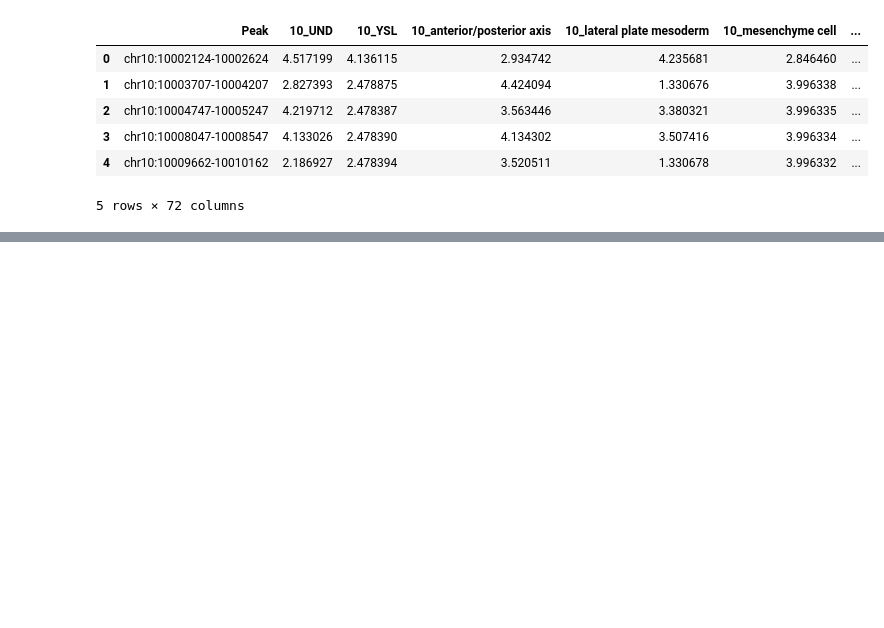
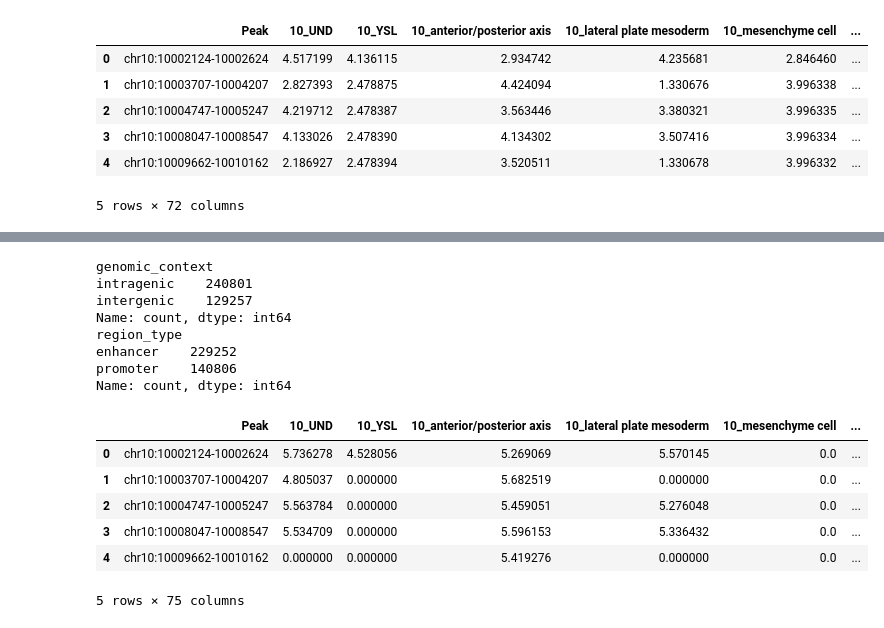
Before and after one commit to mourouzidou/zebrafish_development, a Jupyter notebook: notebooks/embryo/prepare_ATAC_data.ipynb, the cells around one changed output, grey strips where cells are left out. Saved outputs shown, nothing was run; the diff lists cells and outputs as text; code cells hidden in the pictures; blank space fills up the shorter version.

```diff
--- a/notebooks/embryo/prepare_ATAC_data.ipynb
+++ b/notebooks/embryo/prepare_ATAC_data.ipynb
@@ -225,22 +222,21 @@ attach_coords(cpm_nolog_qn).head()
 | 4 | chr10:10009662-10010162 | 2.186927 | 2.478394 | 3.520511 | 1.330678 | 3.996332 | ... |
 5 rows × 72 columns
 # %%
-# Directory with FASTA files
+# FASTA files directory
 fasta_dir = "../../data/genome"
 save_dir = "../../data/embryo/processed"
 
-# expanded length
 expansion_length = 2000
 
-# Apply to each version
-df_nolog = attach_coords(cpm_nolog)
-df_nolog_seq = extract_centered_sequences(df_nolog, fasta_dir, expansion_length, save_dir)
+# apply to each version and save
+df_nolog = attach_coords(cpm_raw)
+nolog_seq = extract_centered_sequences(df_nolog, fasta_dir, expansion_length, save_dir)
 
 df_log = attach_coords(cpm_log)
-df_log_seq = extract_centered_sequences(df_log, fasta_dir, expansion_length, save_dir)
+log_seq = extract_centered_sequences(df_log, fasta_dir, expansion_length, save_dir)
 
 df_nolog_qn = attach_coords(cpm_Nolog_Qn)
-df_nolog_qn_seq = extract_centered_sequences(df_nolog_qn, fasta_dir, expansion_length, save_dir)
+nolog_Qn_seq = extract_centered_sequences(df_nolog_qn, fasta_dir, expansion_length, save_dir)
 
 df_log_qn = attach_coords(cpm_log_Qn)
-df_log_qn_seq = extract_centered_sequences(df_log_qn, fasta_dir, expansion_length, save_dir)
+log_Qn_seq = extract_centered_sequences(df_log_qn, fasta_dir, expansion_length, save_dir)
@@ -352,0 +250,3 @@ Enhancers: 325347
+# %%
+gene_info = extract_gene_info_from_gtf(gtf_path)
+gene_info.head()
@@ -353,3 +260,26 @@ Enhancers: 325347
+# %%
+ann_10_000 = annotate_peaks_with_region_types(df_log_seq, gene_info, distance_threshold=dist)
+# values in genomic_context
+print(ann_10_000['genomic_context'].value_counts())
+# values in region_types
+print(ann_10_000['region_type'].value_counts())
+ann_10_000.head()
+# %% [output]
+genomic_context
+intragenic    240801
+intergenic    129257
+Name: count, dtype: int64
+region_type
+enhancer    229252
+promoter    140806
+Name: count, dtype: int64
+|  | Peak | 10_UND | 10_YSL | 10_anterior/posterior axis | 10_lateral plate mesoderm | 10_mesenchyme cell | ... |
+| 0 | chr10:10002124-10002624 | 5.736278 | 4.528056 | 5.269069 | 5.570145 | 0.0 | ... |
+| 1 | chr10:10003707-10004207 | 4.805037 | 0.000000 | 5.682519 | 0.000000 | 0.0 | ... |
+| 2 | chr10:10004747-10005247 | 5.563784 | 0.000000 | 5.459051 | 5.276048 | 0.0 | ... |
+| 3 | chr10:10008047-10008547 | 5.534709 | 0.000000 | 5.596153 | 5.336432 | 0.0 | ... |
+| 4 | chr10:10009662-10010162 | 0.000000 | 0.000000 | 5.419276 | 0.000000 | 0.0 | ... |
+5 rows × 75 columns
 # %%
 import pandas as pd
 import matplotlib.pyplot as plt
```
Also changed, not shown: parts of 14 cells of this notebook, 5 other files.
